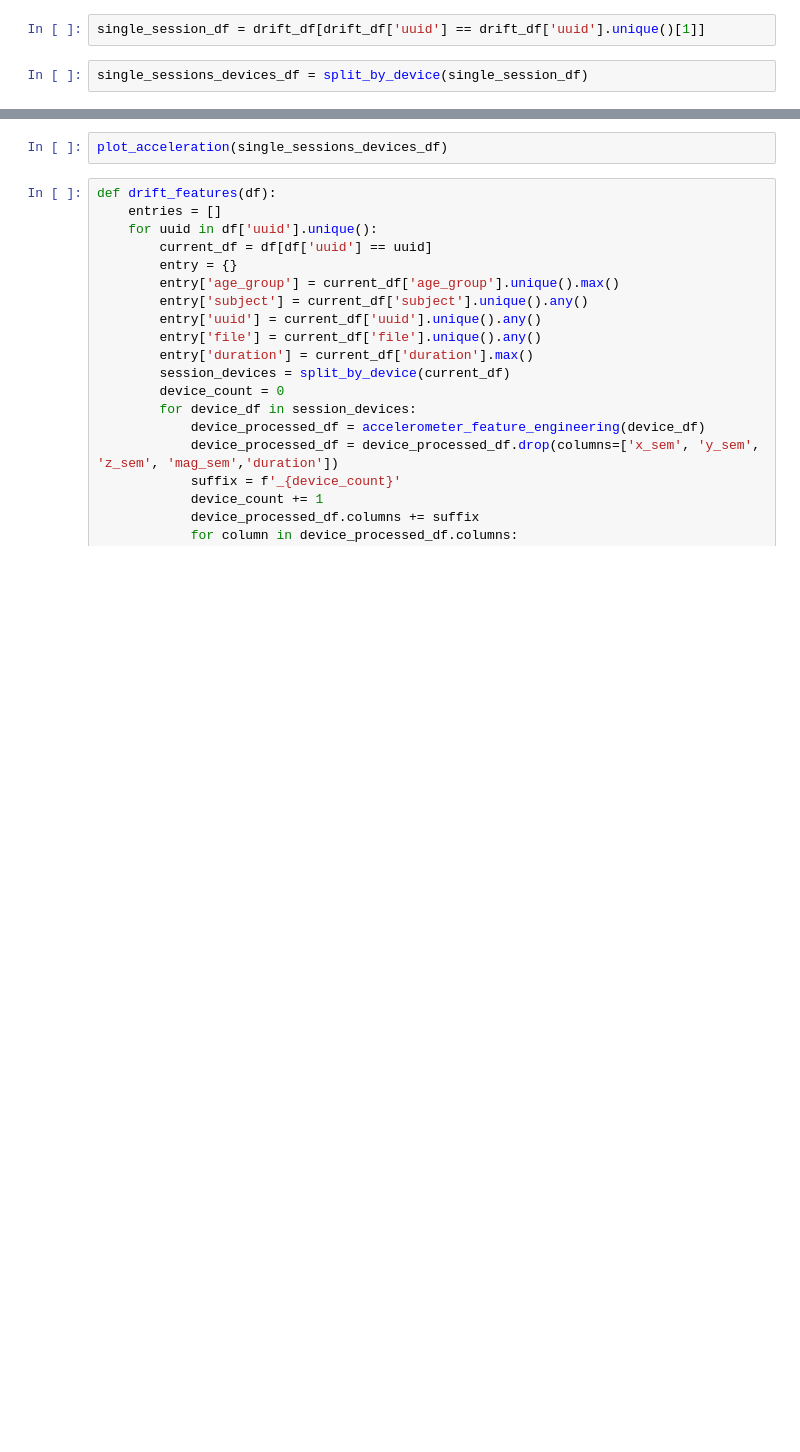
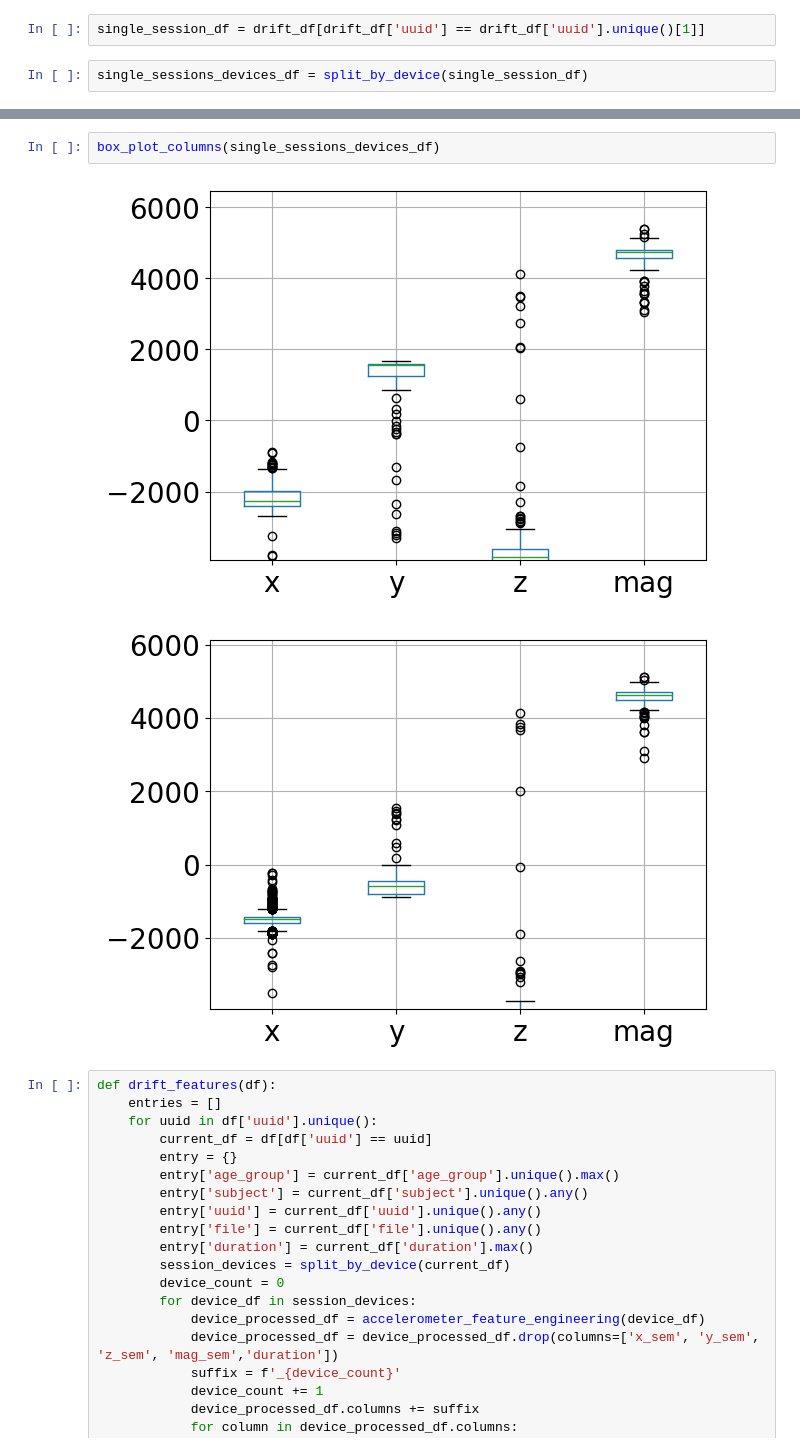
Before and after one commit to t1m0/master_thesis_analysis, a Jupyter notebook: 06_drift_analysis.ipynb, the cells around one changed output, grey strips where cells are left out. Drawn from its saved outputs; the diff is of its cells as text; blank space fills up the shorter version.

Commit message:
Consolidate plotting of box plots

```diff
--- a/06_drift_analysis.ipynb
+++ b/06_drift_analysis.ipynb
@@ -28,5 +52,8 @@ plot_fourier_transformation(single_sessions_devices_df, 'test session')
 # %%
-plot_acceleration(single_sessions_devices_df)
+box_plot_columns(single_sessions_devices_df)
+# %% [output]
+[figure, added]
+[figure, added]
 # %%
 def drift_features(df):
     entries = []
```
Also changed, not shown: parts of 12 cells of this notebook, 6 other files.
